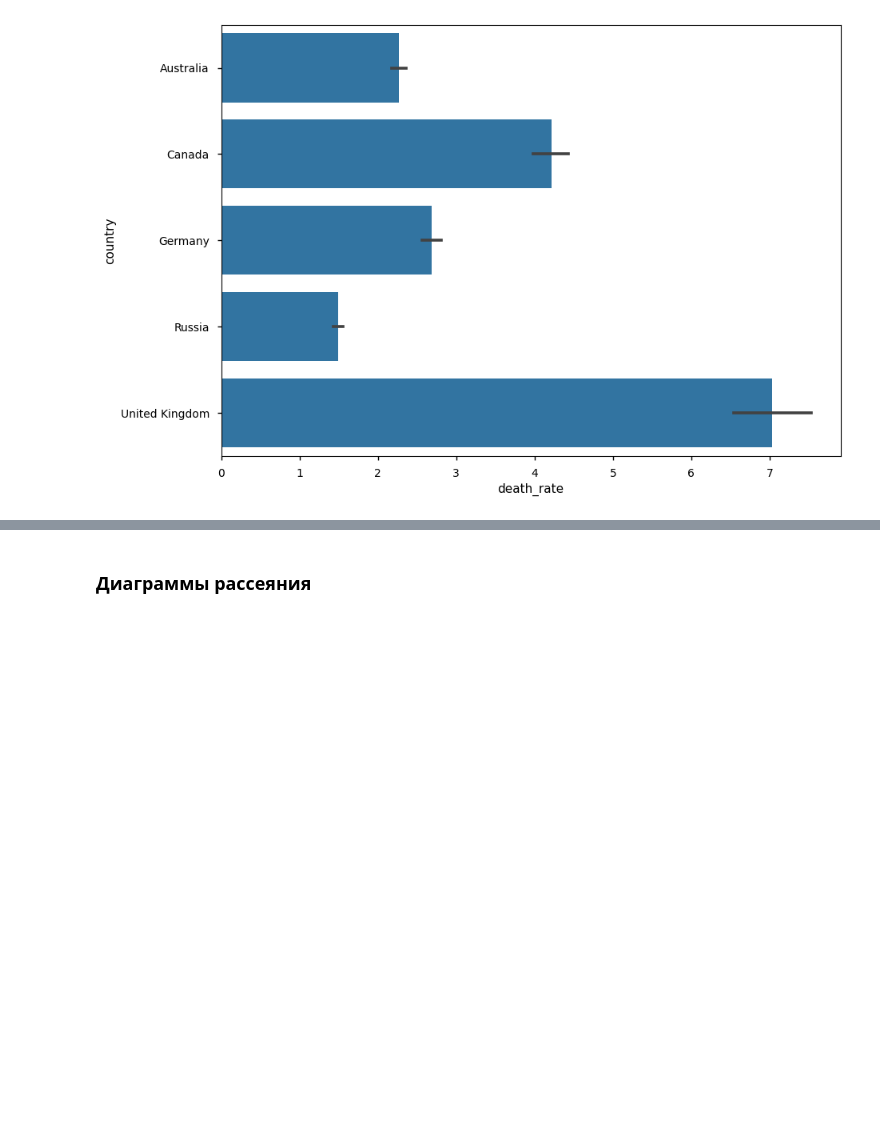
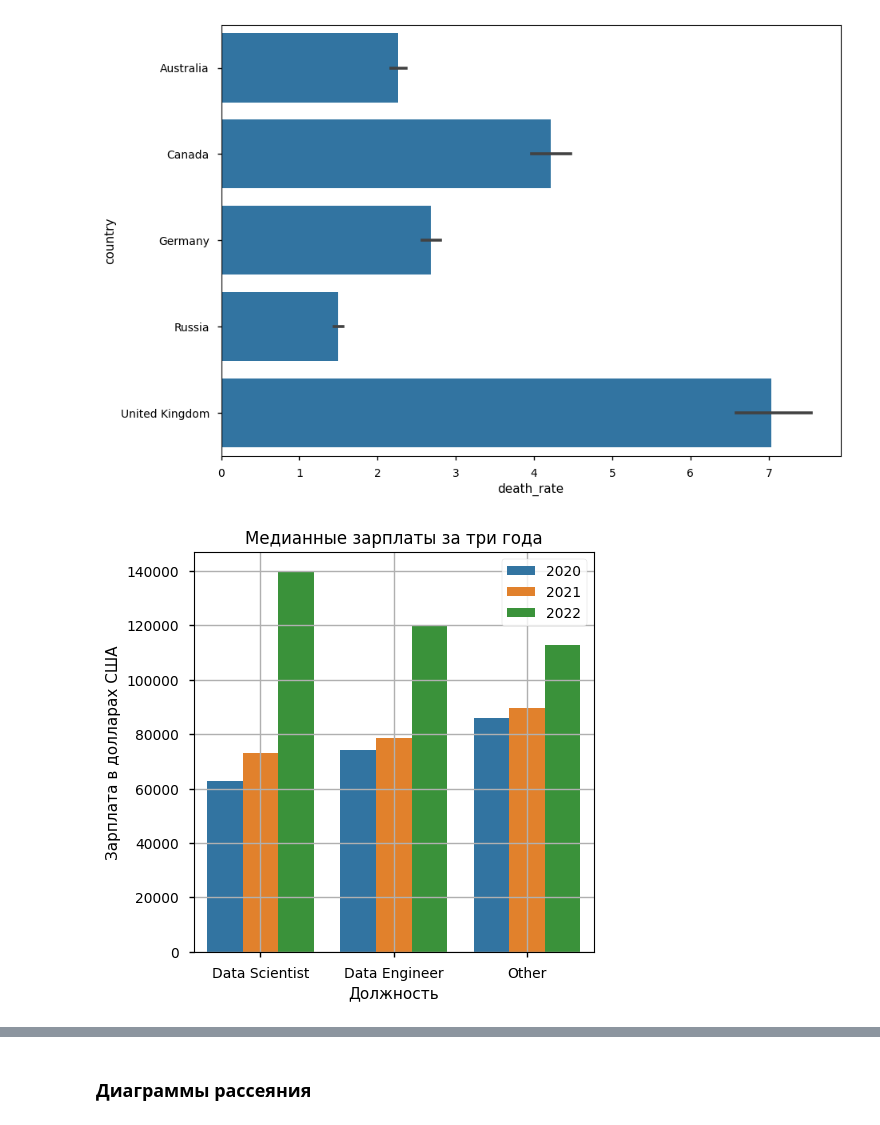
Before and after one commit to wildfielded/samples-ds, a Jupyter notebook: _Spurs/EDA_graph.ipynb, the cells around one changed output, grey strips where cells are left out. Drawn from its saved outputs; the diff is of its cells as text; code cells hidden in the pictures; blank space fills up the shorter version.

```diff
--- a/_Spurs/EDA_graph.ipynb
+++ b/_Spurs/EDA_graph.ipynb
@@ -210,3 +227,27 @@ boxplot.set_ylabel('Страна')
 boxplot.grid();
 # %% [output]
 [figure]
+# %%
+main_df = pd.read_csv('data/data4_salaries.csv')
+main_df.work_year = main_df.work_year.apply(lambda x: str(x))
+main_df.job_title = main_df.job_title.apply(lambda x: x if x in ['Data Scientist', 'Data Engineer'] else 'Other')
+salary_median_df = main_df.groupby(['job_title', 'work_year'])[['salary_in_usd']].median()
+salary_mean_df = main_df.groupby(['job_title', 'work_year'])[['salary_in_usd']].mean()
+
+sallary_progress = plt.figure(figsize=(4, 4))
+axes = sallary_progress.add_axes([0, 0, 1, 1])
+sns.barplot(
+    data=salary_median_df,
+    x='job_title',
+    y='salary_in_usd',
+    order=['Data Scientist', 'Data Engineer', 'Other'],
+    hue='work_year',
+    ax=axes
+)
+axes.set_title('Медианные зарплаты за три года')
+axes.set_xlabel('Должность')
+axes.set_ylabel('Зарплата в долларах США')
+axes.grid()
+axes.legend();
+# %% [output]
+[figure, added]
```
Also changed, not shown: parts of 2 cells of this notebook.
